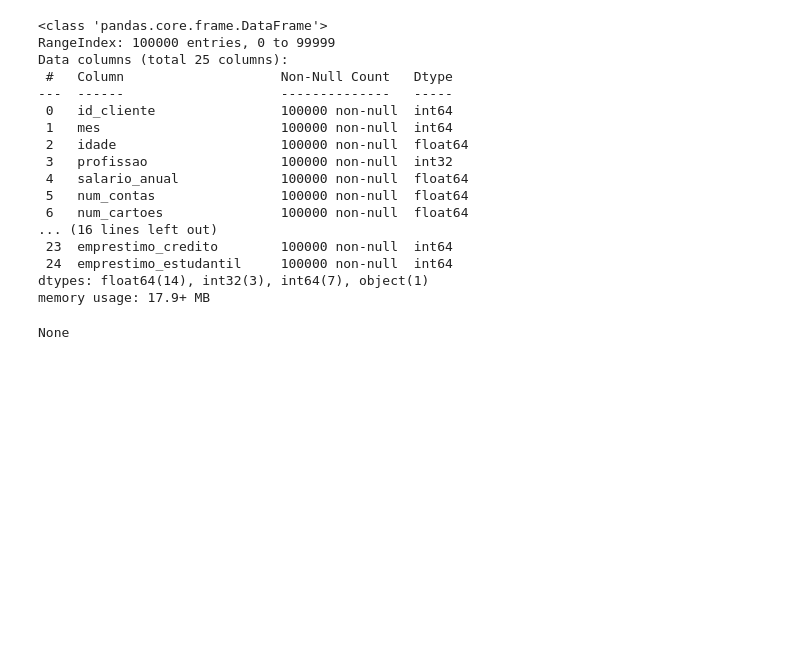
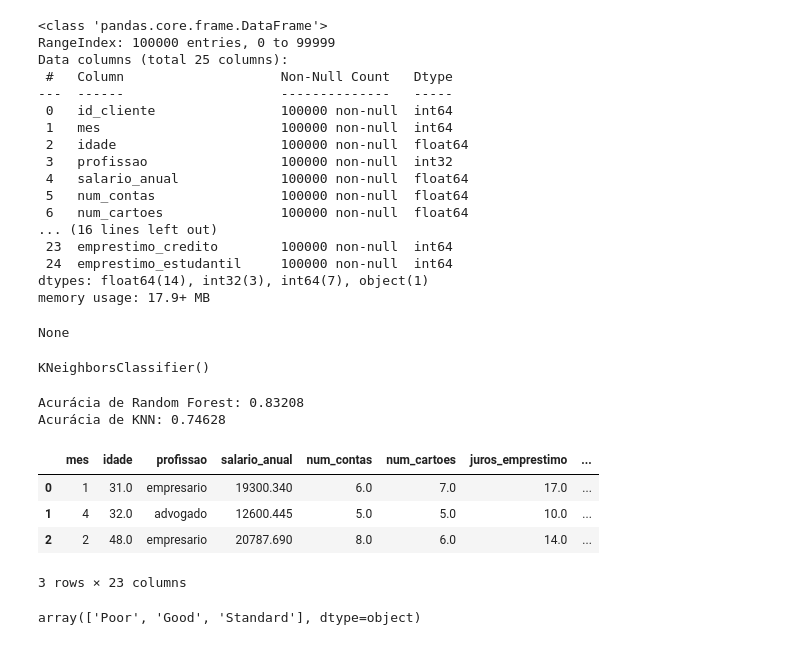
Before and after one commit to dcaetan/previsao-score-credito, a Jupyter notebook: inicial.ipynb, the cells around one changed output. Cells and saved outputs as stored; diff of their text form; code cells hidden in the pictures; blank space fills up the shorter version.

Commit message:
feat: adding training and credit score prediction with Random Forest and KNN

```diff
--- a/inicial.ipynb
+++ b/inicial.ipynb
@@ -92,3 +92,67 @@ Data columns (total 25 columns):
 dtypes: float64(14), int32(3), int64(7), object(1)
 memory usage: 17.9+ MB
 None
+# %%
+# Quero prever o score, quero prever "y"
+y = tabela["score_credito"]
+
+# Colunas que eu quero usar para fazer a previsão, "x"
+# Ex: Todas as colunas, exceto "score_credito" que é a que eu quero prever, e qualquer outra que não faz sentido, por isso o "drop"
+x = tabela.drop(columns=["score_credito","id_cliente"])
+
+# Import do "train_test_split" para separar dados de teste e treino
+from sklearn.model_selection import train_test_split
+
+x_learn, x_test, y_learn, y_test = train_test_split(x,y)
+# %%
+# Modelos utilizados de IA - Random Forest e KNN
+
+# Import do Random Forest e do KNN
+from sklearn.ensemble import RandomForestClassifier
+from sklearn.neighbors import KNeighborsClassifier
+
+# Cria os modelos de IA
+mod_random = RandomForestClassifier()
+mod_knn = KNeighborsClassifier()
+
+# Treinando a IA
+mod_random.fit(x_learn, y_learn)
+mod_knn.fit(x_learn, y_learn)
+# %% [output]
+KNeighborsClassifier()
+# %%
+# Testando a IA
+previsao_random = mod_random.predict(x_test)
+previsao_knn = mod_knn.predict(x_test)
+
+# Import do "accuracy_score" para verificar a acurácia dos resultados
+from sklearn.metrics import accuracy_score
+
+acc_random = accuracy_score(y_test, previsao_random)
+acc_knn = accuracy_score(y_test, previsao_knn)
+
+print(f"Acurácia de Random Forest: {acc_random}")
+print(f"Acurácia de KNN: {acc_knn}")
+# %% [output]
+Acurácia de Random Forest: 0.83208
+Acurácia de KNN: 0.74628
+# %%
+# Importando nova tabela para testar a IA com novos dados
+tabela_nova = pd.read_csv("data_base/novos_clientes.csv")
+display(tabela_nova)
+
+# Aplicar novamente o LabelEncoder nas colunas da nova tabela
+tabela_nova["profissao"] = le.fit_transform(tabela_nova["profissao"])
+tabela_nova["mix_credito"] = le.fit_transform(tabela_nova["mix_credito"])
+tabela_nova["comportamento_pagamento"] = le.fit_transform(tabela_nova["comportamento_pagamento"])
+
+# Prevendo com o modelo que teve uma acurácia maior nos treinamentos
+previsao = mod_random.predict(tabela_nova)
+display(previsao)
+# %% [output]
+|  | mes | idade | profissao | salario_anual | num_contas | num_cartoes | juros_emprestimo | ... |
+| 0 | 1 | 31.0 | empresario | 19300.340 | 6.0 | 7.0 | 17.0 | ... |
+| 1 | 4 | 32.0 | advogado | 12600.445 | 5.0 | 5.0 | 10.0 | ... |
+| 2 | 2 | 48.0 | empresario | 20787.690 | 8.0 | 6.0 | 14.0 | ... |
+3 rows × 23 columns
+array(['Poor', 'Good', 'Standard'], dtype=object)
```
